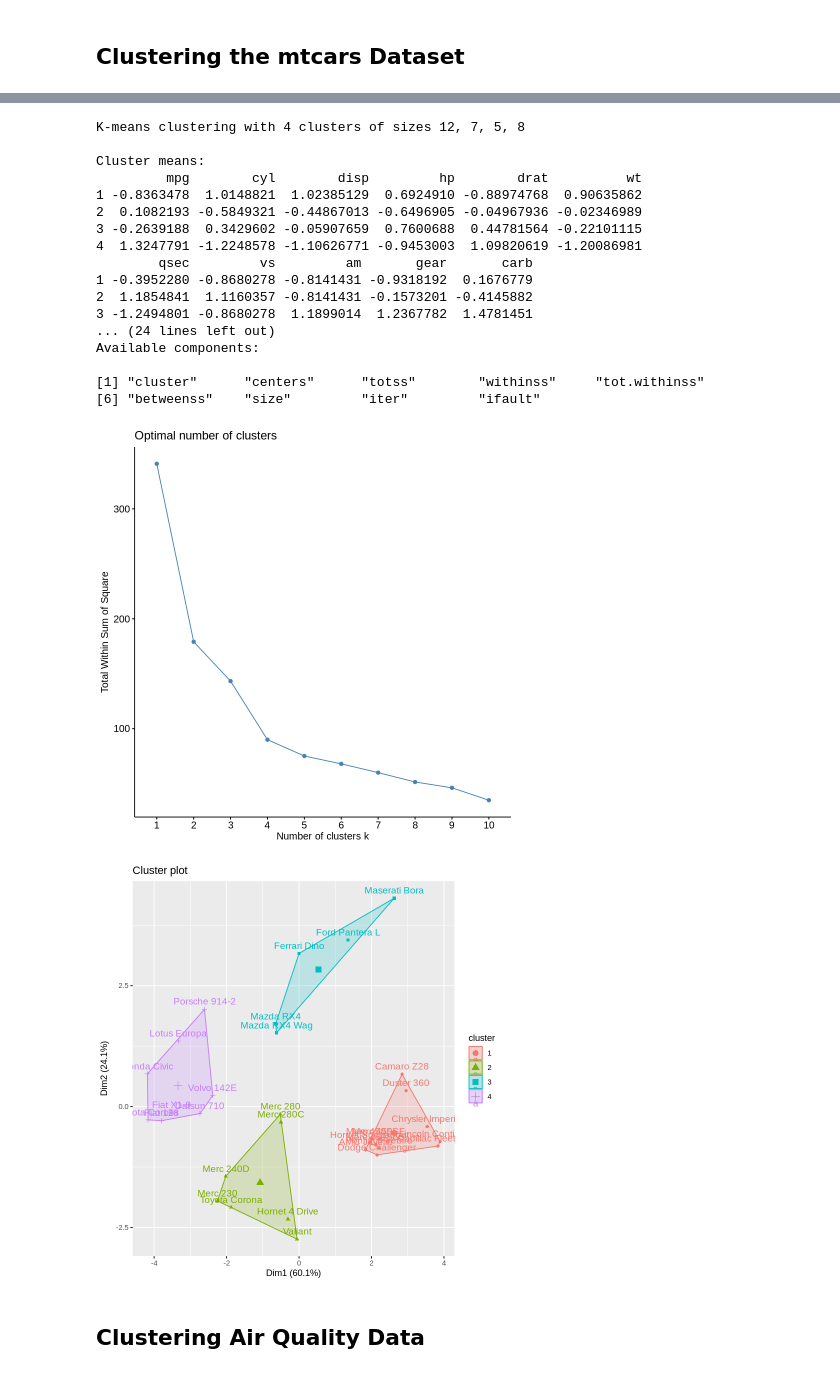
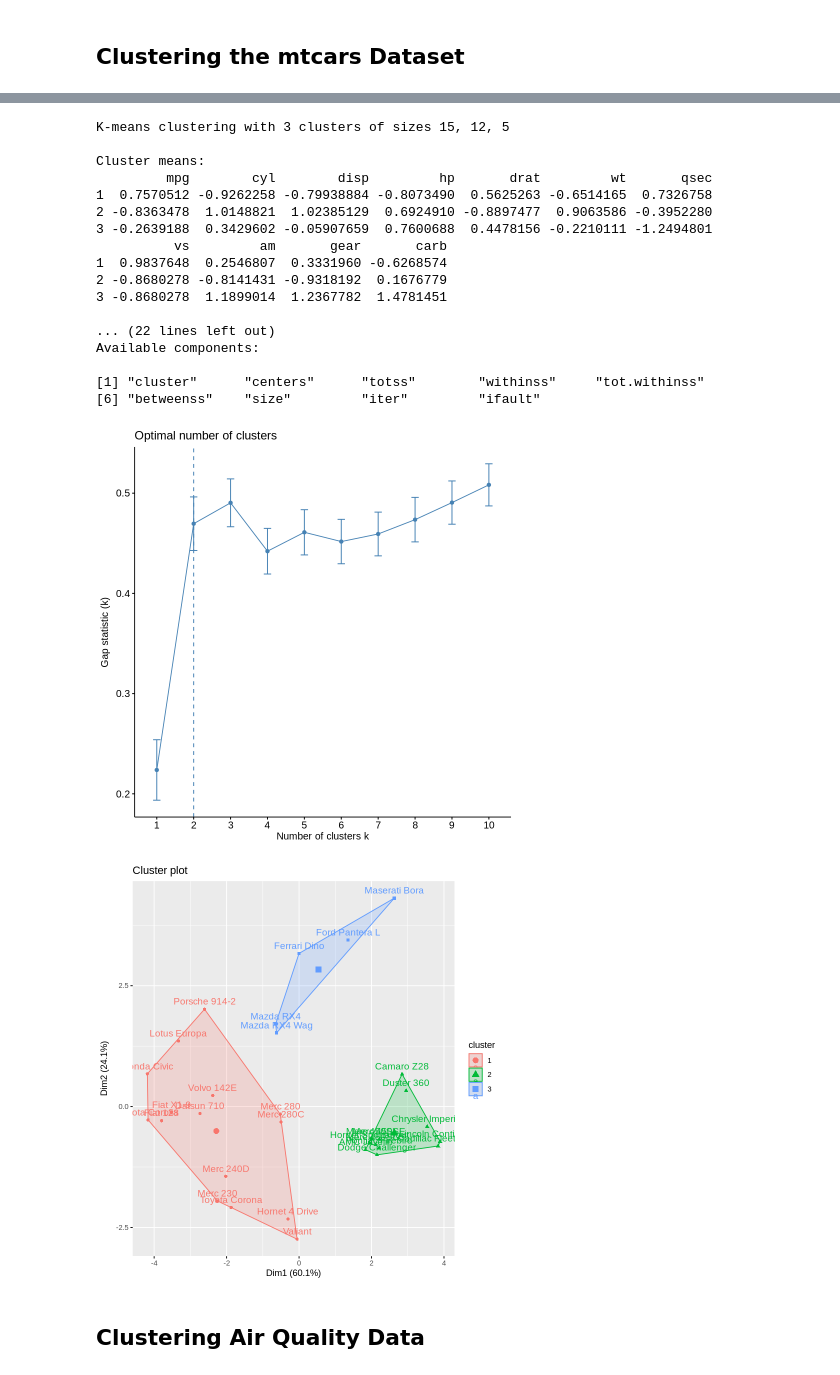
Before and after one commit to nieyangfei/EGG_Big_Data, a Jupyter notebook: lab6.ipynb, the cells around one changed output, grey strips where cells are left out. Cells and saved outputs as stored; diff of their text form; code cells hidden in the pictures.

```diff
--- a/lab6.ipynb
+++ b/lab6.ipynb
@@ -223,11 +228,14 @@ head(mtcars)
 elbow_plot <- fviz_nbclust(mtcars, kmeans, method = "wss", k.max = 10)
 # Print the elbow plot
 print(elbow_plot)
+#calculate gap statistic based on number of clusters
+gap_stat <- clusGap(iris_attribute, FUN = kmeans, nstart = 25, K.max = 10, B = 50)
+fviz_gap_stat(gap_stat)
 
 # Set a seed for reproducibility
 set.seed(1)
-# Perform K-means clustering with k = 4 clusters and nstart = 25
-km <- kmeans(mtcars, centers = 4, nstart = 25)
+# Perform K-means clustering with k = 3 clusters and nstart = 25
+km <- kmeans(mtcars, centers = 3, nstart = 25)
 # View the results
 km
 # View
@@ -253,22 +262,22 @@ A matrix: 6 × 11 of type dbl
-K-means clustering with 4 clusters of sizes 12, 7, 5, 8
+K-means clustering with 3 clusters of sizes 15, 12, 5
 
 Cluster means:
-         mpg        cyl        disp         hp        drat          wt
-1 -0.8363478  1.0148821  1.02385129  0.6924910 -0.88974768  0.90635862
-2  0.1082193 -0.5849321 -0.44867013 -0.6496905 -0.04967936 -0.02346989
-3 -0.2639188  0.3429602 -0.05907659  0.7600688  0.44781564 -0.22101115
-4  1.3247791 -1.2248578 -1.10626771 -0.9453003  1.09820619 -1.20086981
-        qsec         vs         am       gear       carb
-1 -0.3952280 -0.8680278 -0.8141431 -0.9318192  0.1676779
-2  1.1854841  1.1160357 -0.8141431 -0.1573201 -0.4145882
-3 -1.2494801 -0.8680278  1.1899014  1.2367782  1.4781451
-... (24 lines left out)
+         mpg        cyl        disp         hp       drat         wt       qsec
+1  0.7570512 -0.9262258 -0.79938884 -0.8073490  0.5625263 -0.6514165  0.7326758
+2 -0.8363478  1.0148821  1.02385129  0.6924910 -0.8897477  0.9063586 -0.3952280
+3 -0.2639188  0.3429602 -0.05907659  0.7600688  0.4478156 -0.2210111 -1.2494801
+          vs         am       gear       carb
+1  0.9837648  0.2546807  0.3331960 -0.6268574
+2 -0.8680278 -0.8141431 -0.9318192  0.1676779
+3 -0.8680278  1.1899014  1.2367782  1.4781451
+
+... (22 lines left out)
 Available components:
 
 [1] "cluster"      "centers"      "totss"        "withinss"     "tot.withinss"
 [6] "betweenss"    "size"         "iter"         "ifault"
-[figure]
-[figure, old version]
+[figure, new version]
+[figure, added]
 # %% [markdown]
 ## Clustering Air Quality Data
 # %%
```
Also changed, not shown: parts of 5 cells of this notebook.
